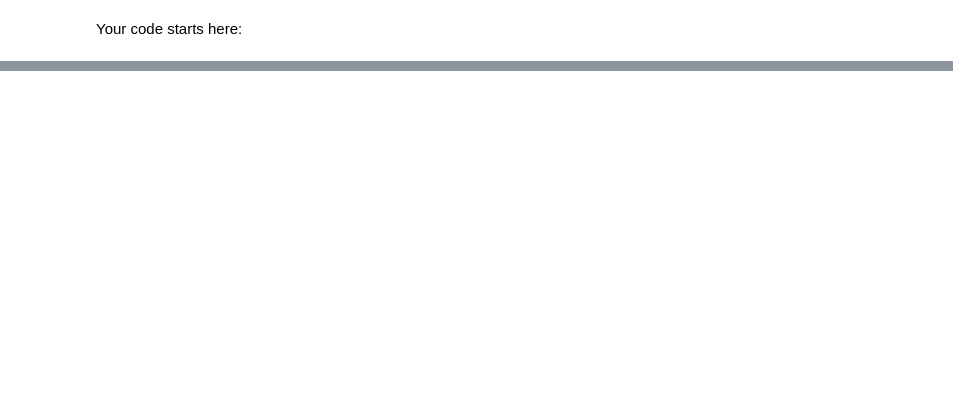
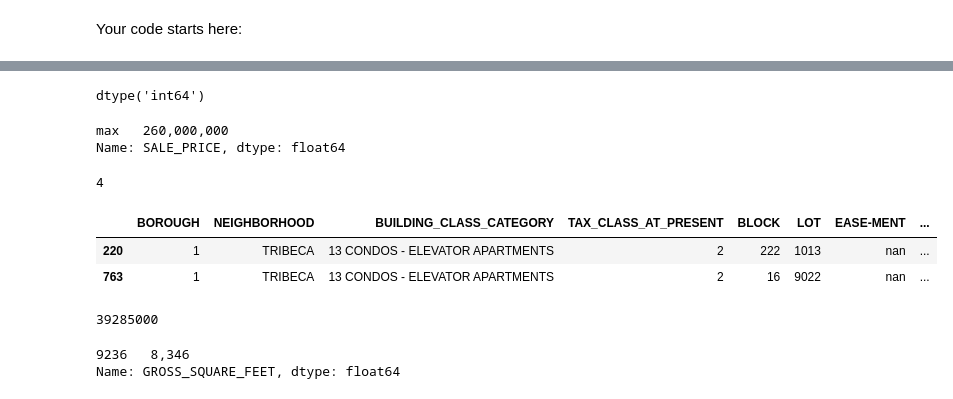
Before and after one commit to Khislatz/DS-Unit-2-Applied-Modeling, a Jupyter notebook: module2-wrangle-ml-datasets/Khislat_Zhuraeva_LS_DS_232_assignment.ipynb, the cells around one changed output, grey strips where cells are left out. Saved outputs shown, nothing was run; the diff lists cells and outputs as text; code cells hidden in the pictures; blank space fills up the shorter version.

```diff
--- a/module2-wrangle-ml-datasets/Khislat_Zhuraeva_LS_DS_232_assignment.ipynb
+++ b/module2-wrangle-ml-datasets/Khislat_Zhuraeva_LS_DS_232_assignment.ipynb
@@ -108,0 +73,5 @@ Your code starts here:
+# %%
+# Keep just the subset of data for the Tribeca neighborhood
+# Check how many rows you have now. (Should go down from > 20k rows to 146)
+tribeca_df = df[df['NEIGHBORHOOD'] == 'TRIBECA']
+tribeca_df.shape
@@ -108,0 +80,14 @@ Your code starts here:
+# %%
+# Q. What's the date range of these property sales in Tribeca?
+import numpy as np
+def wrangle(X):
+    X['SALE_PRICE'] = X['SALE_PRICE'].astype(str).str.replace('$', '')
+    X['SALE_PRICE'] = X['SALE_PRICE'].astype(str).str.replace(',', '')
+    X['SALE_PRICE'] = X['SALE_PRICE'].astype(str).str.replace('-', '')
+    X['SALE_PRICE'] = X['SALE_PRICE'].apply(np.int64)
+
+    # Prevent SettingWithCopyWarning
+    X = X.copy()
+    return X
+
+tribeca_df = wrangle(tribeca_df)
@@ -108,0 +131,3 @@ Your code starts here:
+# %%
+pd.options.display.float_format = '{:,.0f}'.format
+tribeca_df['SALE_PRICE'].describe()
@@ -108,0 +152,7 @@ Your code starts here:
+# %%
+# The Pandas Profiling Report showed that SALE_PRICE was read as strings
+# Convert it to integers
+tribeca_df['SALE_PRICE'] = tribeca_df['SALE_PRICE'].astype(int)
+tribeca_df['SALE_PRICE'].dtypes
+# %% [output]
+dtype('int64')
@@ -108,0 +162,33 @@ Your code starts here:
+# %%
+# Look at the row with the max SALE_PRICE
+price_max
+# %% [output]
+max   260,000,000
+Name: SALE_PRICE, dtype: float64
+# %%
+# Get value counts of TOTAL_UNITS
+# Q. How many property sales were for multiple units?
+tribeca_df['TOTAL_UNITS'].value_counts()
+tribeca_df[tribeca_df['TOTAL_UNITS'] >1]['SALE_PRICE'].value_counts().sum()
+#There are 4 Sale prices when Total units are greater than 1 (multiple units)
+# %% [output]
+4
+# %%
+# Keep only the single units
+tribeca_df_subset = tribeca_df[tribeca_df['TOTAL_UNITS'] == 1]
+tribeca_df_subset.head(2)
+# %% [output]
+|  | BOROUGH | NEIGHBORHOOD | BUILDING_CLASS_CATEGORY | TAX_CLASS_AT_PRESENT | BLOCK | LOT | EASE-MENT | ... |
+| 220 | 1 | TRIBECA | 13 CONDOS - ELEVATOR APARTMENTS | 2 | 222 | 1013 | nan | ... |
+| 763 | 1 | TRIBECA | 13 CONDOS - ELEVATOR APARTMENTS | 2 | 16 | 9022 | nan | ... |
+# %%
+# Q. Now what is the max sales price? How many square feet does it have?
+tribeca_df_subset['SALE_PRICE'].max()
+# %% [output]
+39285000
+# %%
+tribeca_df_subset[tribeca_df_subset['SALE_PRICE'] == 39285000]['GROSS_SQUARE_FEET']
+#Gross square feet are equal 8,346 when Sale price is 39285000
+# %% [output]
+9236   8,346
+Name: GROSS_SQUARE_FEET, dtype: float64
```
Also changed, not shown: parts of 45 cells of this notebook.
